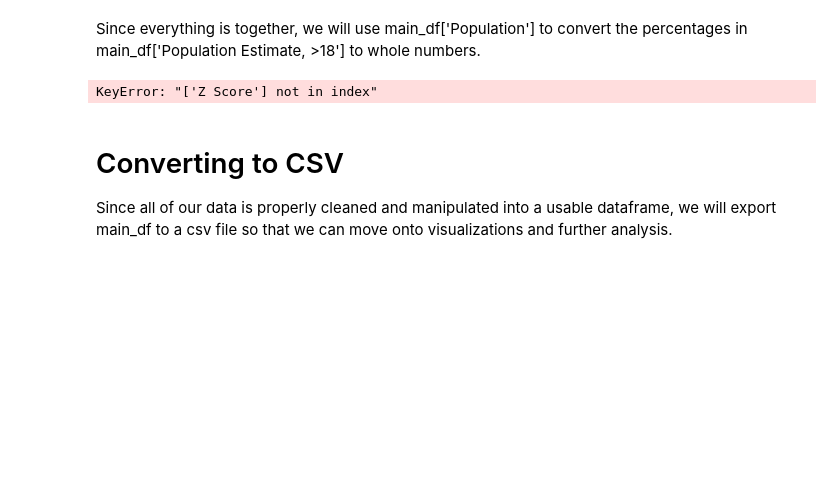
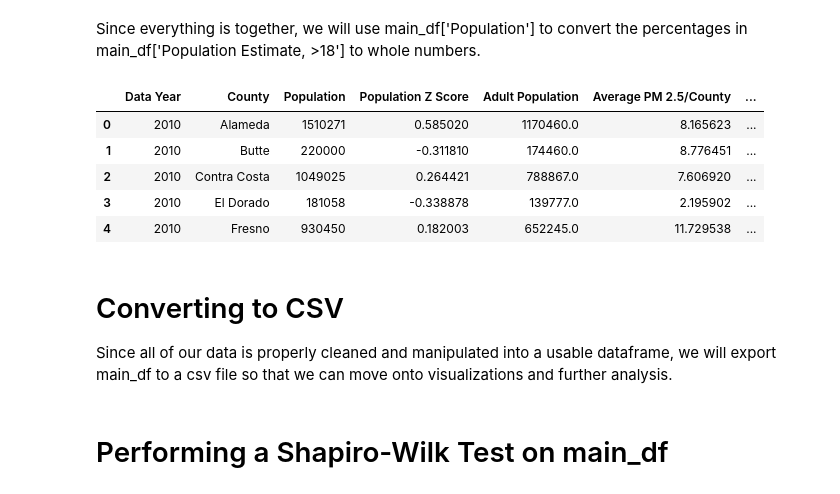
Before and after one commit to kellerl7/SIADS_Milestone_1, a Jupyter notebook: 19-btschmid-claris-lucaskel-kr_backup.ipynb, the cells around one changed output. Drawn from its saved outputs; the diff is of its cells as text; code cells hidden in the pictures; blank space fills up the shorter version.

```diff
--- a/19-btschmid-claris-lucaskel-kr_backup.ipynb
+++ b/19-btschmid-claris-lucaskel-kr_backup.ipynb
@@ -740,39 +766,36 @@ def aged_population2(dataset, datayear):
 # %%
+# Create empty list
 totalpop = []
-#df_year = pd.DataFrame()
+# Create ['Data Year'] column
 for year in range(2010,2024):
     df_year = aged_population2(f'population_data/Pop_Over_18_{year}.csv', year)
     df_year['Data Year'] = year
     totalpop.append(df_year)
-    #totpop2022.columns[0].split(" ")[0]
+# Concat totalpop so that the years are stacked on top of each other
 df_aged_unshaped = pd.concat(totalpop , ignore_index= True)
+# Add remaining columns
 cols = ['Data Year'] + [col for col in df_aged_unshaped.columns if col != 'Data Year']
 df_aged_unshaped = df_aged_unshaped[cols]
-df_aged_unshaped.head(15)
+# Arrange dataframe by year and not by county
 df_aged_unshaped.set_index('Data Year')
+# Ensure other columns follow suit
 county_cols = [col for col in df_aged_unshaped.columns if col != 'Data Year']
-#reshaped_df = df_aged_pop.pivot(index='Data Year', columns=county_cols, values='Population Estimate, >18')
-#reshaped_df.reset_index(inplace=True)
-#reshaped_df.columns.name = None
-#reshaped_df.columns = ['Data Year'] + [col for col in reshaped_df.columns if col != 'Data Year']
-#reshaped_df # Set the first column name
+
 def reshape_population_data(df):
     # Ensure the 'Data Year' column is of integer type
     df['Data Year'] = df['Data Year'].astype(int)
-
     # Use melt to convert county columns into rows
     melted_df = df.melt(id_vars=['Data Year'],
                         var_name='County',
                         value_name='Population Percentage >18')
-
     # Drop rows where 'Population Percentage >18' is NaN
     melted_df.dropna(subset=['Population Percentage >18'], inplace=True)
-
     # Reset index for a clean DataFrame
     melted_df.reset_index(drop=True, inplace=True)
-
     return melted_df
 
-# Assuming df_aged_pop is your DataFrame with the desired structure
-df_aged_unshaped = pd.concat(totalpop, ignore_index=True)  # Concatenate all yearly data
-df_aged_pop = reshape_population_data(df_aged_unshaped)
+# Concatenate all yearly data
+df_aged_unshaped = pd.concat(totalpop, ignore_index=True)
+# Run concatenated data through reshape_population_data
+df_adult_pop = reshape_population_data(df_aged_unshaped)
+df_adult_pop.head()
@@ -965,15 +967,15 @@ df_pm_vehicles_pop.head()
 #### Merging df_aged_pop to df_pm_vehicles_pop
 For the last time, we will investigate if there are any main differences between df_aged_pop['County'] and df_pm_vehicles_pop['County']
 # %%
-df_aged_pop['County'] = df_aged_pop['County'].str.strip()
+df_adult_pop['County'] = df_adult_pop['County'].str.strip()
 counties = pd.DataFrame({
     'County_main_df': df_pop['County'],
-    'County_aged_pop_2010_2023': df_aged_pop['County']
+    'County_aged_pop_2010_2023': df_adult_pop['County']
 })
 counties.head()
 # Get unique counties from both DataFrames
-pop_df_co = set(df_aged_pop['County'])
-aged_pop_2010_2023_co = set(df_aged_pop['County'])
+pop_df_co = set(df_adult_pop['County'])
+aged_pop_2010_2023_co = set(df_adult_pop['County'])
 
 # Find differences
 only_in_pop_df_co = pop_df_co - aged_pop_2010_2023_co
@@ -988,7 +990,7 @@ Only in aged_pop_2010_2023: set()
 There are no differences! We can perform an outer merge and finally produce our main_df.
 #### Creating Main_df
 # %%
-main_df = pd.merge(df_pm_vehicles_pop, df_aged_pop, how='inner', on = ['Data Year', 'County'])
+main_df = pd.merge(df_pm_vehicles_pop, df_adult_pop, how='inner', on = ['Data Year', 'County'])
 main_df
 # %% [output]
 |  | Data Year | County | Average PM 2.5/County | Number of Site IDs/County | Number of Gas Cars | Number of EV | ... |
@@ -1009,17 +1011,24 @@ Since everything is together, we will use main_df['Population'] to convert the p
 # %%
 main_df['Pop Percentage'] = main_df['Population Percentage >18'].apply(lambda x: float(x.strip('%'))/100 if isinstance(x, str) else x)
 main_df['Adult Population'] = round(main_df['Population']*main_df['Pop Percentage'])
-main_df = main_df[['Data Year', 'County', 'Population', 'Z Score', 'Adult Population', 'Average PM 2.5/County',
+main_df = main_df[['Data Year', 'County', 'Population', 'Population Z Score', 'Adult Population', 'Average PM 2.5/County',
        'Number of Site IDs/County', 'Number of Gas Cars', 'Number of EV']]
 main_df.head()
 # %% [output]
-KeyError: "['Z Score'] not in index"
+|  | Data Year | County | Population | Population Z Score | Adult Population | Average PM 2.5/County | ... |
+| 0 | 2010 | Alameda | 1510271 | 0.585020 | 1170460.0 | 8.165623 | ... |
+| 1 | 2010 | Butte | 220000 | -0.311810 | 174460.0 | 8.776451 | ... |
+| 2 | 2010 | Contra Costa | 1049025 | 0.264421 | 788867.0 | 7.606920 | ... |
+| 3 | 2010 | El Dorado | 181058 | -0.338878 | 139777.0 | 2.195902 | ... |
+| 4 | 2010 | Fresno | 930450 | 0.182003 | 652245.0 | 11.729538 | ... |
 # %% [markdown]
 # Converting to CSV
 Since all of our data is properly cleaned and manipulated into a usable dataframe, we will export main_df to a csv file so that we can move onto visualizations and further analysis.
 # %%
 # Export main_df to csv
 main_df.to_csv('./main_df.csv', index=False)
+# %% [markdown]
+# Performing a Shapiro-Wilk Test on main_df
 # %%
 # Shapiro-Wilk Test #
 
```
Also changed, not shown: parts of 23 cells of this notebook.
